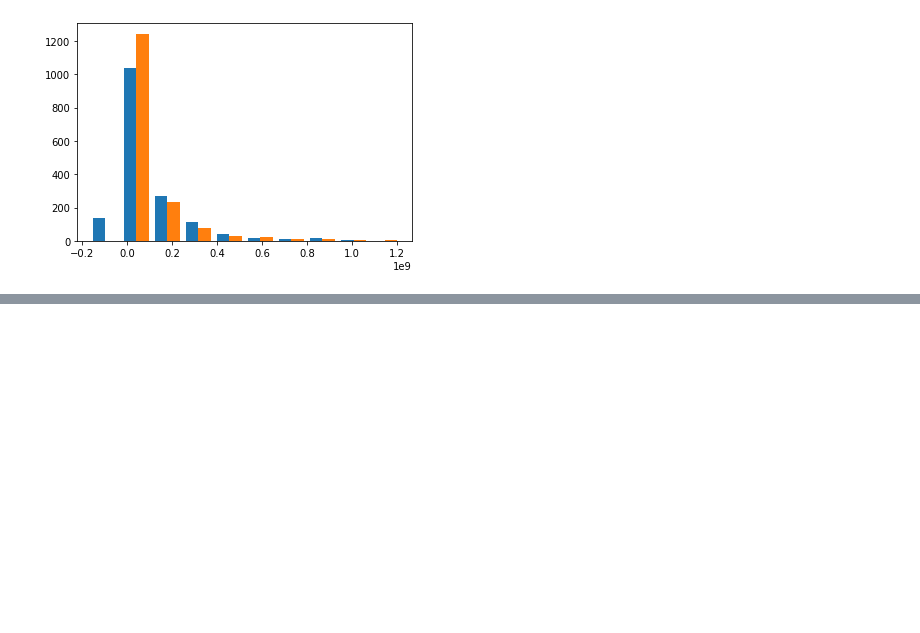
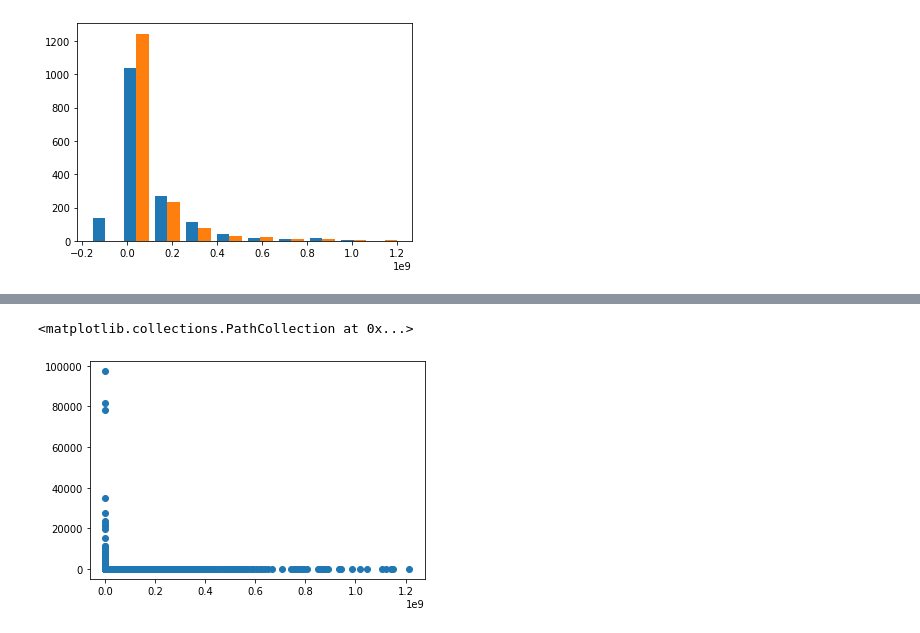
Before and after one commit to dlromero/Python, a Jupyter notebook: Numpy/sklearn.ipynb, the cells around one changed output, grey strips where cells are left out. Drawn from its saved outputs; the diff is of its cells as text; code cells hidden in the pictures; blank space fills up the shorter version.

```diff
--- a/Numpy/sklearn.ipynb
+++ b/Numpy/sklearn.ipynb
@@ -66,0 +80,7 @@ plt.hist([predicted,y_test]);
+# %%
+ap_residuals = np.abs(residual) / y_test
+# %%
+plt.scatter(y_test,ap_residuals)
+# %% [output]
+<matplotlib.collections.PathCollection at 0x...>
+[figure, added]
```
Also changed, not shown: parts of 7 cells of this notebook.
